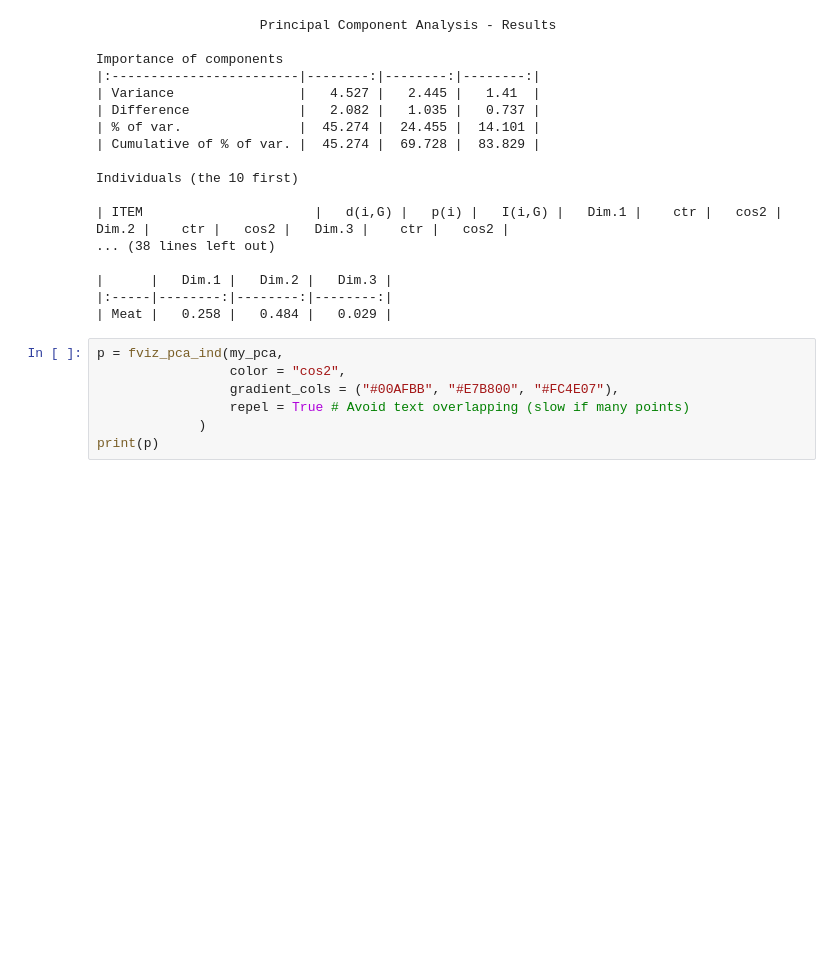
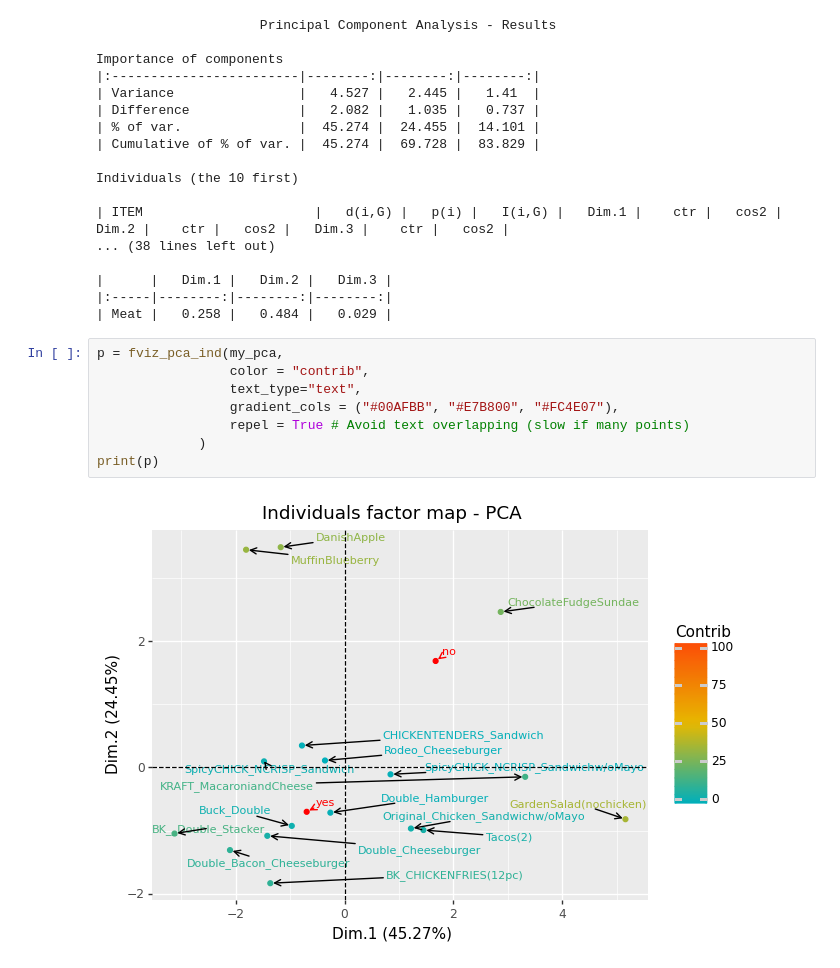
Before and after one commit to enfantbenidedieu/scientisttools, a Jupyter notebook: pca_example.ipynb, the cells around one changed output. Saved outputs shown, nothing was run; the diff lists cells and outputs as text; blank space fills up the shorter version.

```diff
--- a/pca_example.ipynb
+++ b/pca_example.ipynb
@@ -928,8 +928,11 @@ Individuals (the 10 first)
 | Meat |   0.258 |   0.484 |   0.029 |
 # %%
 p = fviz_pca_ind(my_pca,
-                 color = "cos2",
+                 color = "contrib",
+                 text_type="text",
                  gradient_cols = ("#00AFBB", "#E7B800", "#FC4E07"),
                  repel = True # Avoid text overlapping (slow if many points)
              )
 print(p)
+# %% [output]
+[figure, added]
```
Also changed, not shown: parts of 2 cells of this notebook, 4 other files.
